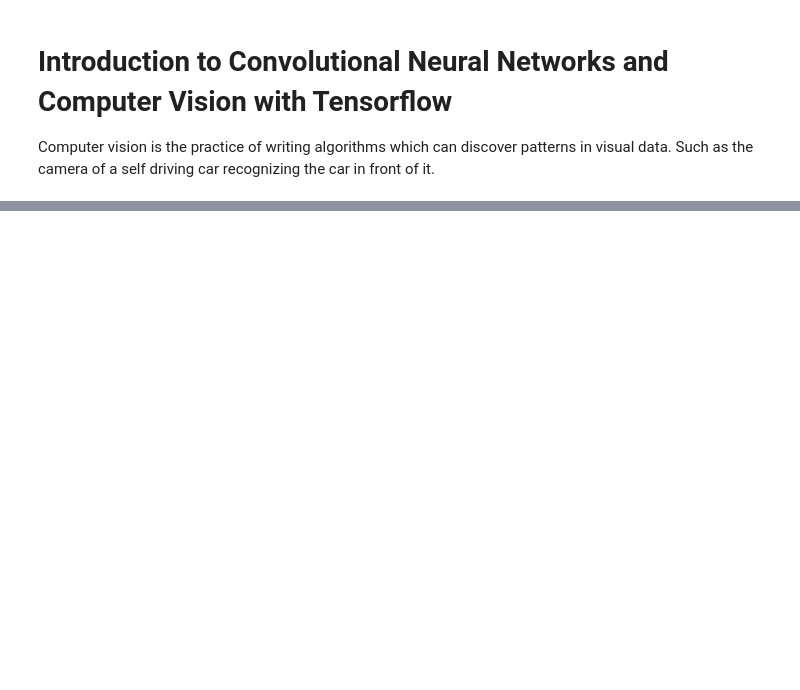
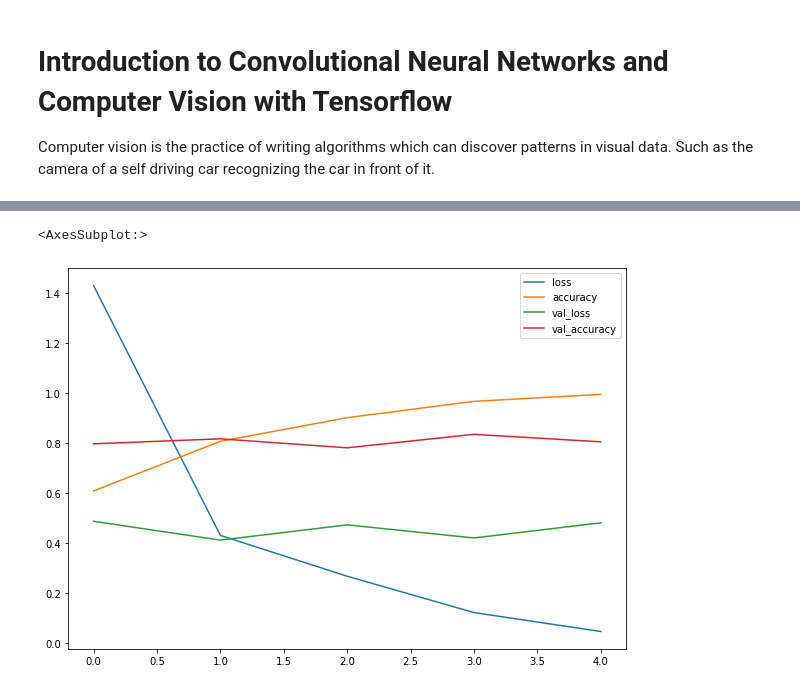
Before and after one commit to DataAnalyticsDojo/Samples-TensorFlow, a Jupyter notebook: FundamentalsCourse/03_convolutional_neural_network_with_tensorflow.ipynb, the cells around one changed output, grey strips where cells are left out. Saved outputs shown, nothing was run; the diff lists cells and outputs as text; code cells hidden in the pictures; blank space fills up the shorter version.

```diff
--- a/FundamentalsCourse/03_convolutional_neural_network_with_tensorflow.ipynb
+++ b/FundamentalsCourse/03_convolutional_neural_network_with_tensorflow.ipynb
@@ -30,0 +461,14 @@ zip_ref.close()
+# %%
+#Load in our image data from directories and turn them into batches
+train_data = train_datagen.flow_from_directory(
+    directory=train_data_dir, # Target directory of images
+    target_size=(224,224), # Target size of images
+    class_mode = "binary", # type of data youre working with
+    batch_size=32 # size of mini batches to load data into
+)
+test_data = test_datagen.flow_from_directory(
+    directory=test_data_dir,
+    target_size=(224,224),
+    class_mode = "binary",
+    batch_size=32
+)
@@ -30,0 +534,16 @@ zip_ref.close()
+# %%
+# Create the model, this will be our baseline, a 3 layer convolutional neural network
+model_4 = Sequential([
+    Conv2D(
+        filters=10,
+        kernel_size=3,
+        strides=1,
+        padding="valid",
+        activation="relu",
+        input_shape=(224,224,3)
+    ),
+    Conv2D(10, 3, activation="relu"),
+    Conv2D(10, 3, activation="relu"),
+    Flatten(),
+    Dense(1, activation="sigmoid")
+])
@@ -30,0 +565,9 @@ zip_ref.close()
+# %%
+# Fit the model
+history_4 = model_4.fit(
+    train_data, # this is a combination of labels and sample data
+    epochs=5,
+    steps_per_epoch=len(train_data),
+    validation_data=test_data,
+    validation_steps=len(test_data)
+)
@@ -30,0 +591,7 @@ zip_ref.close()
+# %%
+# Plot our loss curves
+import pandas as pd
+pd.DataFrame(history_4.history).plot(figsize=(10,7))
+# %% [output]
+<AxesSubplot:>
+[figure, added]
```
Also changed, not shown: parts of 85 cells of this notebook.
